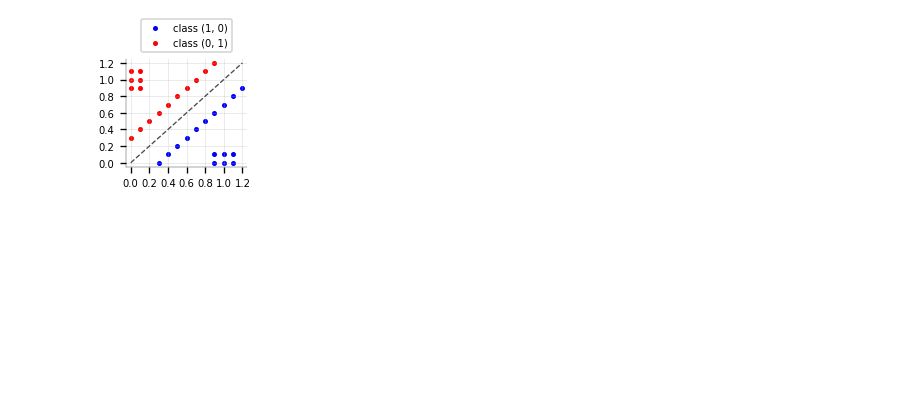
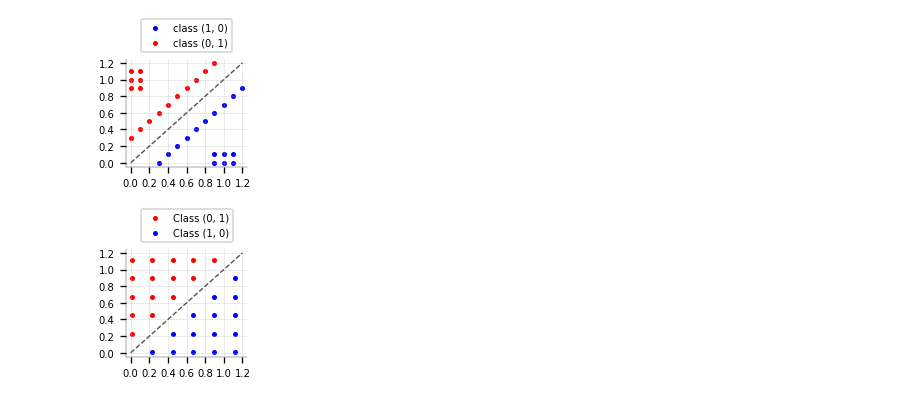
Before and after one commit to Maurice-Filo/GenAI-Net, a Jupyter notebook: apps_results_MAK_REINFORCE/multistability_2species_6rxns/plots/plot_results.ipynb, the cells around one changed output. Drawn from its saved outputs; the diff is of its cells as text; code cells hidden in the pictures; blank space fills up the shorter version.

```diff
--- a/apps_results_MAK_REINFORCE/multistability_2species_6rxns/plots/plot_results.ipynb
+++ b/apps_results_MAK_REINFORCE/multistability_2species_6rxns/plots/plot_results.ipynb
@@ -532,7 +532,7 @@ ax3.set_xlim(-0.05, 1.25)
 
 # Legend for colored lines should not have alpha:
 color_handles = [Line2D([0], [0], color=f"C{i}", lw=lw_hi, alpha=1.0) for i in range(len(iocrn_indices_to_highlight))]
-color_labels  = [f"I/O CRN {i}" for i in iocrn_indices_to_highlight]
+color_labels  = [f"I/O CRN {i+1}" for i in iocrn_indices_to_highlight]
 
 # Line for separation
 ax3.plot([0, 1.2], [0, 1.2], color="0.3", linestyle="--", linewidth=0.8, zorder=2)
@@ -706,0 +728,61 @@ if save_figures_flag is True:
+# %%
+# Visualize the new initial conditions colored by their target class
+plt.rcParams.update({
+    "font.size": 6,
+    "axes.labelsize": 6,
+    "axes.titlesize": 6,
+    "legend.fontsize": 6,
+    "xtick.labelsize": 6,
+    "ytick.labelsize": 6,
+    "axes.linewidth": 0.2,
+    "lines.linewidth": 1.2,
+    "figure.dpi": 120,
+    "savefig.dpi": 600,
+    "savefig.bbox": "tight",
+    "savefig.pad_inches": 0.02,
+})
+
+ic_crn_template = ic_values_new
+
+fig1, ax1 = plt.subplots(figsize=(1.35, 1.5), constrained_layout=True)
+
+found_class_1 = False
+found_class_2 = False
+for i in range(len(ic_values_new)):
+    if (r_list_new[i] == np.array([1, 0])).all():
+        plt.scatter(ic_values_new[i][0], ic_values_new[i][1], s=4, color='blue', label='Class (1, 0)' if not found_class_1 else "")
+        found_class_1 = True
+    else:
+        plt.scatter(ic_values_new[i][0], ic_values_new[i][1], s=4, color='red', label='Class (0, 1)' if not found_class_2 else "")
+        found_class_2 = True
+
+# --------- Axes cosmetics ----------
+ax1.xaxis.set_major_locator(MaxNLocator(nbins=5))
+ax1.yaxis.set_major_locator(MaxNLocator(nbins=5))
+
+ax1.grid(True, which="major", linewidth=0.6, alpha=0.25)
+ax1.spines["top"].set_visible(False)
+ax1.spines["right"].set_visible(False)
+
+# --------- Scales/limits (set before setpoint lines so we know xmin/xmax) ----------
+ax1.set_ylim(-0.05, 1.25)
+ax1.set_xlim(-0.05, 1.25)
+
+# Line for separation
+ax1.plot([0, 1.2], [0, 1.2], color="0.3", linestyle="--", linewidth=0.8, zorder=2)
+
+handles = color_handles# + [setpoint_handle]
+labels  = color_labels #+ ["Setpoint"]
+
+ax1.set_xticks(np.array([0, 0.2, 0.4, 0.6, 0.8, 1.0, 1.2]))
+ax1.set_yticks(np.array([0, 0.2, 0.4, 0.6, 0.8, 1.0, 1.2]))
+
+# ax1.legend(frameon=True, loc="best", handlelength=2)
+ax1.legend(loc="lower center", bbox_to_anchor=(0.5, 1.02), ncol=1, frameon=True)
+
+plt.show()
+
+if save_figures_flag is True:
+    fig1.savefig(os.path.join(target_directory, 'plots', "multistability_2species_6rxns_initial_conditions.pdf"))
+# %% [output]
+[figure, added]
```
Also changed, not shown: parts of 6 cells of this notebook, 31 other files.
